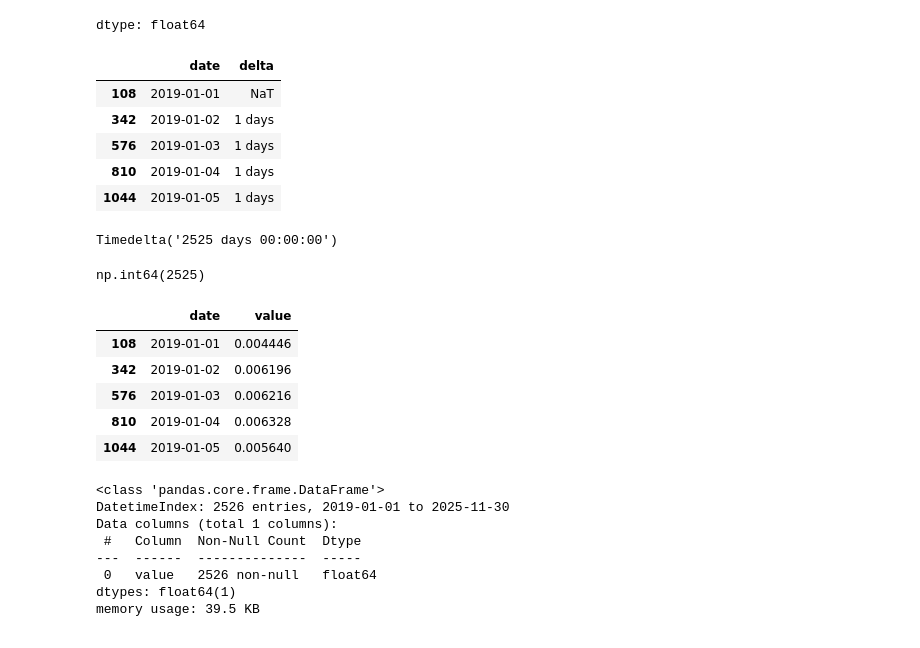
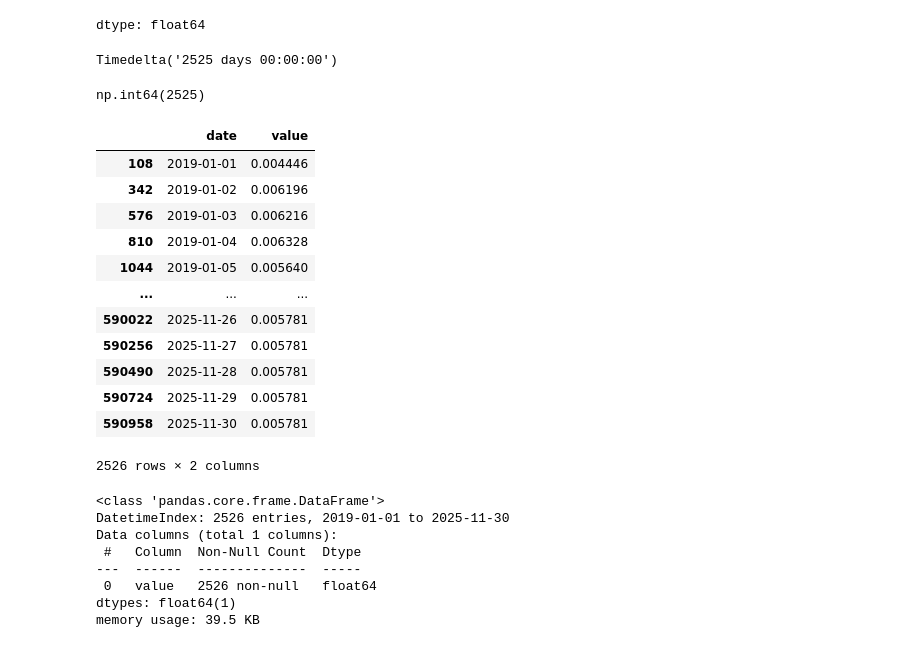
Before and after one commit to thisishasan/data_mining_and_machine_learning, a Jupyter notebook: data_mining_machine_learning.ipynb, the cells around one changed output. Saved outputs shown, nothing was run; the diff lists cells and outputs as text; code cells hidden in the pictures.

```diff
--- a/data_mining_machine_learning.ipynb
+++ b/data_mining_machine_learning.ipynb
@@ -147,8 +144,9 @@ Unique Sectors:
 - Power
 - Residential
 # %%
-italy_df = df[df['country'] == 'Italy']
-display(italy_df.head())
+italy_df = df.copy()
+italy_df = italy_df[italy_df['country'] == 'Italy']
+italy_df
 # %% [output]
 |  | country | date | sector | value |
 | 108 | Italy | 2019-01-01 | Domestic Aviation | 0.004446 |
@@ -182,7 +187,8 @@ display(italy_sector_counts)
 | 4 | Power | 2526 |
 | 5 | Residential | 2526 |
 # %%
-italy_domestic_aviation_df = italy_df[italy_df['sector'] == 'Domestic Aviation']
+italy_domestic_aviation_df = italy_df.copy()
+italy_domestic_aviation_df = italy_domestic_aviation_df[italy_domestic_aviation_df['sector'] == 'Domestic Aviation']
 display(italy_domestic_aviation_df.head())
 # %% [output]
 |  | country | date | sector | value |
@@ -206,29 +212,30 @@ italy_domestic_aviation_df['value'].describe()
 dtype: float64
 # %%
 italy_domestic_aviation_df = italy_domestic_aviation_df.sort_values(by='date')
-italy_domestic_aviation_df['delta'] = italy_domestic_aviation_df['date'] - italy_domestic_aviation_df['date'].shift(1)
+italy_domestic_aviation_df['date_shift'] = italy_domestic_aviation_df['date'] - italy_domestic_aviation_df['date'].shift(1)
 
-display(italy_domestic_aviation_df[['date', 'delta']].head())
-display(italy_domestic_aviation_df['delta'].sum(), italy_domestic_aviation_df['delta'].count())
+italy_domestic_aviation_df[['date', 'date_shift']]
+display(italy_domestic_aviation_df['date_shift'].sum(), italy_domestic_aviation_df['date_shift'].count())
 # %% [output]
-|  | date | delta |
-| 108 | 2019-01-01 | NaT |
-| 342 | 2019-01-02 | 1 days |
-| 576 | 2019-01-03 | 1 days |
-| 810 | 2019-01-04 | 1 days |
-| 1044 | 2019-01-05 | 1 days |
 Timedelta('2525 days 00:00:00')
 np.int64(2525)
 # %%
-italy_domestic_aviation_df = italy_domestic_aviation_df.drop(columns=['delta', 'country','sector'], errors='ignore')
-display(italy_domestic_aviation_df.head())
+italy_domestic_aviation_df = italy_domestic_aviation_df.drop(columns=['date_shift', 'country','sector'], errors='ignore')
+italy_domestic_aviation_df
 # %% [output]
 |  | date | value |
 | 108 | 2019-01-01 | 0.004446 |
 | 342 | 2019-01-02 | 0.006196 |
 | 576 | 2019-01-03 | 0.006216 |
 | 810 | 2019-01-04 | 0.006328 |
 | 1044 | 2019-01-05 | 0.005640 |
+| ... | ... | ... |
+| 590022 | 2025-11-26 | 0.005781 |
+| 590256 | 2025-11-27 | 0.005781 |
+| 590490 | 2025-11-28 | 0.005781 |
+| 590724 | 2025-11-29 | 0.005781 |
+| 590958 | 2025-11-30 | 0.005781 |
+2526 rows × 2 columns
 # %%
 italy_domestic_aviation_df = italy_domestic_aviation_df.set_index('date')
 display(italy_domestic_aviation_df.info())
```
Also changed, not shown: parts of 10 cells of this notebook.
